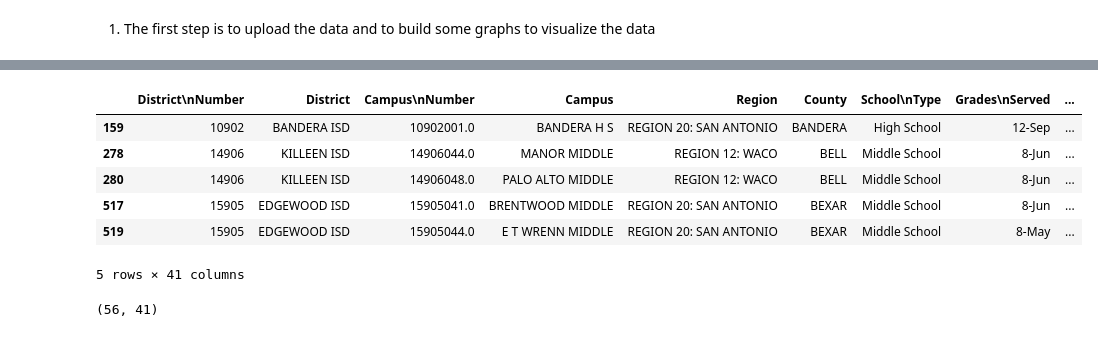
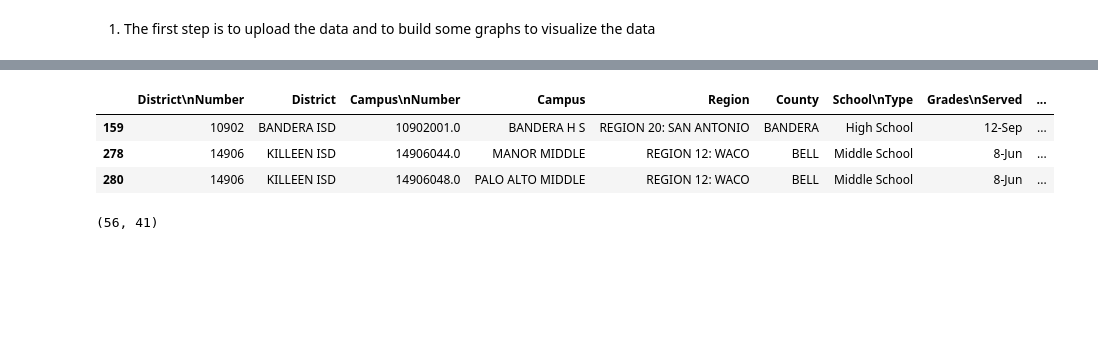
Before and after one commit to MWPerrineJr/Data_Mining_Final, a Jupyter notebook: data mining final1.ipynb, the cells around one changed output, grey strips where cells are left out. Cells and saved outputs as stored; diff of their text form; code cells hidden in the pictures; blank space fills up the shorter version.

```diff
--- a/data mining final1.ipynb
+++ b/data mining final1.ipynb
@@ -28,3 +29,5 @@ import seaborn as sns
+# %%
+pd.options.display.max_columns = None
 # %% [markdown]
 1. The first step is to upload the data and to build some graphs to visualize the data
 # %%
@@ -47,15 +42,12 @@ school.head(10)
 # %%
 # This code drops rows with NaN values
 school_1 = school[(~school.isnull()).all(axis=1)]
-school_1.head()
+school_1.head(3)
 # %% [output]
 |  | District\nNumber | District | Campus\nNumber | Campus | Region | County | School\nType | Grades\nServed | ... |
 | 159 | 10902 | BANDERA ISD | 10902001.0 | BANDERA H S | REGION 20: SAN ANTONIO | BANDERA | High School | 12-Sep | ... |
 | 278 | 14906 | KILLEEN ISD | 14906044.0 | MANOR MIDDLE | REGION 12: WACO | BELL | Middle School | 8-Jun | ... |
 | 280 | 14906 | KILLEEN ISD | 14906048.0 | PALO ALTO MIDDLE | REGION 12: WACO | BELL | Middle School | 8-Jun | ... |
-| 517 | 15905 | EDGEWOOD ISD | 15905041.0 | BRENTWOOD MIDDLE | REGION 20: SAN ANTONIO | BEXAR | Middle School | 8-Jun | ... |
-| 519 | 15905 | EDGEWOOD ISD | 15905044.0 | E T WRENN MIDDLE | REGION 20: SAN ANTONIO | BEXAR | Middle School | 8-May | ... |
-5 rows × 41 columns
 # %%
 # This code shows the dimensions of the school data
 school_1.shape
```
Also changed, not shown: parts of 29 cells of this notebook.
